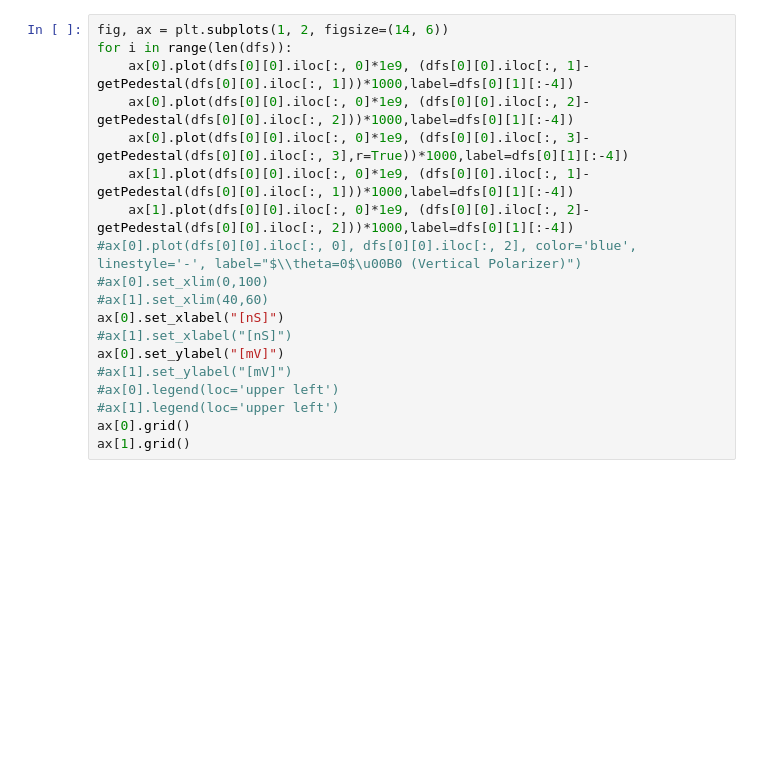
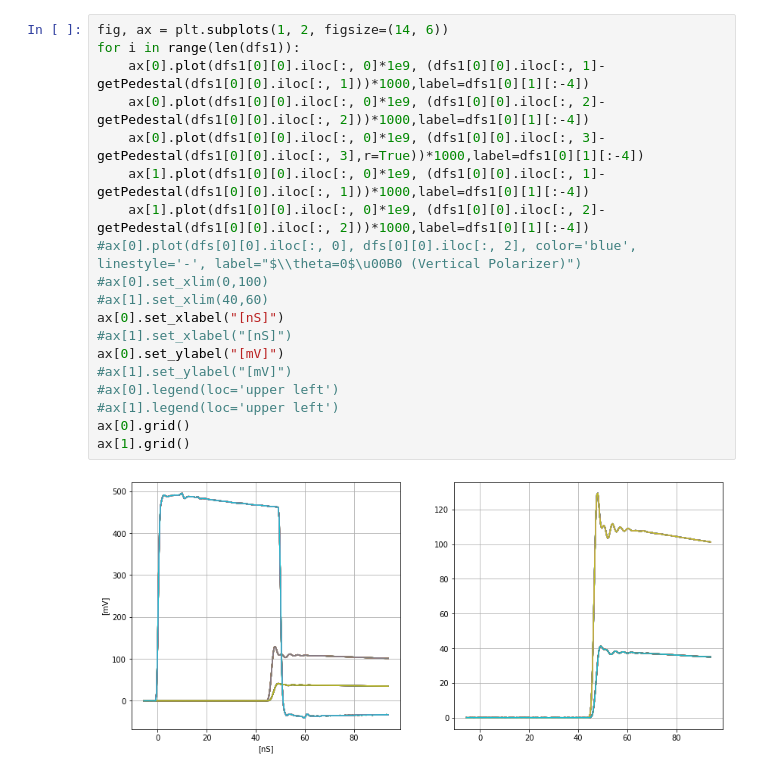
Before and after one commit to hbjamin/casb-calibration, a Jupyter notebook: analysis/delay-gain.ipynb, the cells around one changed output. Cells and saved outputs as stored; diff of their text form; blank space fills up the shorter version.

```diff
--- a/analysis/delay-gain.ipynb
+++ b/analysis/delay-gain.ipynb
@@ -374,22 +327,24 @@ for i in range(len(dfs)):
 # %%
 fig, ax = plt.subplots(1, 2, figsize=(14, 6))
-for i in range(len(dfs)):
-    ax[0].plot(dfs[0][0].iloc[:, 0]*1e9, (dfs[0][0].iloc[:, 1]-getPedestal(dfs[0][0].iloc[:, 1]))*1000,label=dfs[0][1][:-4])
-    ax[0].plot(dfs[0][0].iloc[:, 0]*1e9, (dfs[0][0].iloc[:, 2]-getPedestal(dfs[0][0].iloc[:, 2]))*1000,label=dfs[0][1][:-4])
-    ax[0].plot(dfs[0][0].iloc[:, 0]*1e9, (dfs[0][0].iloc[:, 3]-getPedestal(dfs[0][0].iloc[:, 3],r=True))*1000,label=dfs[0][1][:-4])
-    ax[1].plot(dfs[0][0].iloc[:, 0]*1e9, (dfs[0][0].iloc[:, 1]-getPedestal(dfs[0][0].iloc[:, 1]))*1000,label=dfs[0][1][:-4])
-    ax[1].plot(dfs[0][0].iloc[:, 0]*1e9, (dfs[0][0].iloc[:, 2]-getPedestal(dfs[0][0].iloc[:, 2]))*1000,label=dfs[0][1][:-4])
+for i in range(len(dfs1)):
+    ax[0].plot(dfs1[0][0].iloc[:, 0]*1e9, (dfs1[0][0].iloc[:, 1]-getPedestal(dfs1[0][0].iloc[:, 1]))*1000,label=dfs1[0][1][:-4])
+    ax[0].plot(dfs1[0][0].iloc[:, 0]*1e9, (dfs1[0][0].iloc[:, 2]-getPedestal(dfs1[0][0].iloc[:, 2]))*1000,label=dfs1[0][1][:-4])
+    ax[0].plot(dfs1[0][0].iloc[:, 0]*1e9, (dfs1[0][0].iloc[:, 3]-getPedestal(dfs1[0][0].iloc[:, 3],r=True))*1000,label=dfs1[0][1][:-4])
+    ax[1].plot(dfs1[0][0].iloc[:, 0]*1e9, (dfs1[0][0].iloc[:, 1]-getPedestal(dfs1[0][0].iloc[:, 1]))*1000,label=dfs1[0][1][:-4])
+    ax[1].plot(dfs1[0][0].iloc[:, 0]*1e9, (dfs1[0][0].iloc[:, 2]-getPedestal(dfs1[0][0].iloc[:, 2]))*1000,label=dfs1[0][1][:-4])
 #ax[0].plot(dfs[0][0].iloc[:, 0], dfs[0][0].iloc[:, 2], color='blue', linestyle='-', label="$\\theta=0$\u00B0 (Vertical Polarizer)")
 #ax[0].set_xlim(0,100)
 #ax[1].set_xlim(40,60)
 ax[0].set_xlabel("[nS]")
 #ax[1].set_xlabel("[nS]")
 ax[0].set_ylabel("[mV]")
 #ax[1].set_ylabel("[mV]")
 #ax[0].legend(loc='upper left')
 #ax[1].legend(loc='upper left')
 ax[0].grid()
 ax[1].grid()
+# %% [output]
+[figure, added]
 # %%
 std_dev=np.std(unity_gain)
 min_index = unity_gain.index(min(unity_gain))
```
Also changed, not shown: parts of 8 cells of this notebook, 1 other file.
